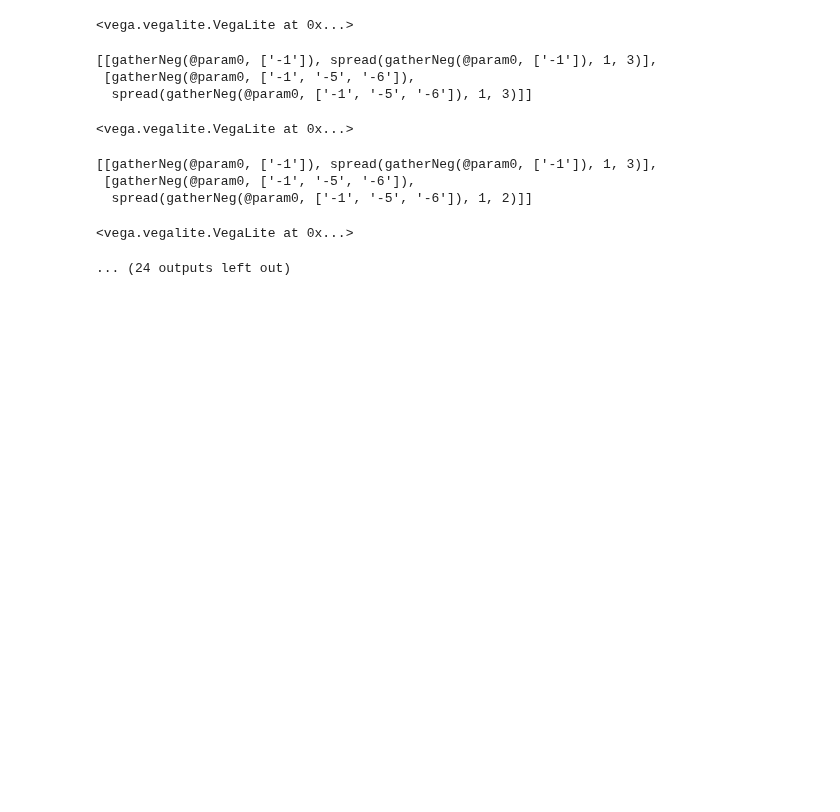
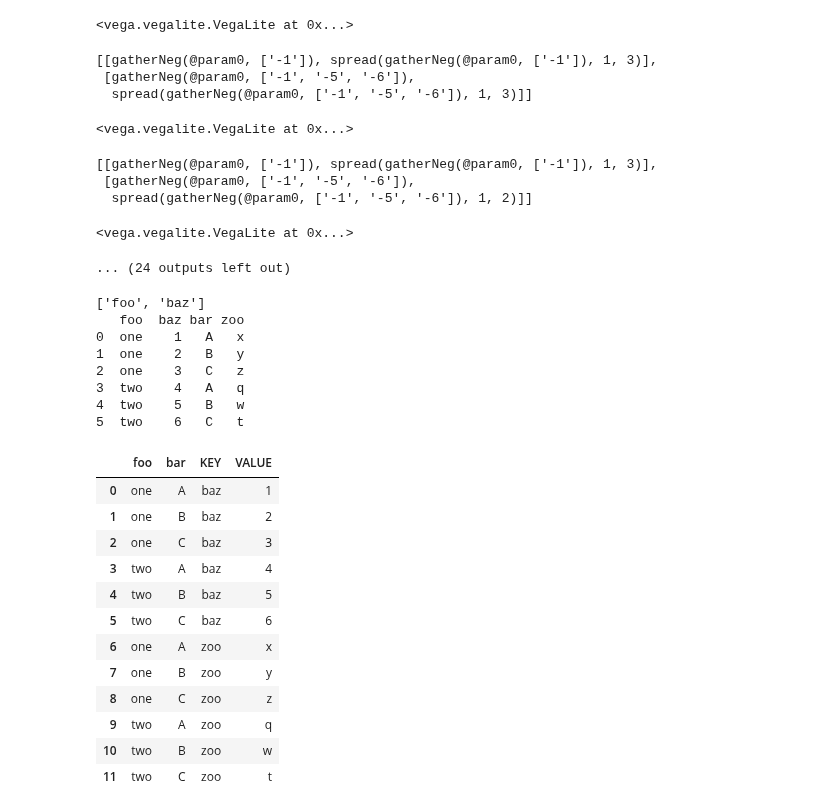
Before and after one commit to Mestway/falx, a Jupyter notebook: falx/playground.ipynb, the cells around one changed output. Cells and saved outputs as stored; diff of their text form; code cells hidden in the pictures; blank space fills up the shorter version.

```diff
--- a/falx/playground.ipynb
+++ b/falx/playground.ipynb
@@ -188,3 +188,57 @@ Backtrace:
   spread(gatherNeg(@param0, ['-1', '-5', '-6']), 1, 2)]]
 <vega.vegalite.VegaLite at 0x...>
 ... (24 outputs left out)
+# %%
+import pandas as pd
+df = pd.DataFrame({'foo': ['one', 'one', 'one', 'two', 'two','two'],
+                   'bar': ['A', 'B', 'C', 'A', 'B', 'C'],
+                   'baz': [1, 2, 3, 4, 5, 6],
+                   'zoo': ['x', 'y', 'z', 'q', 'w', 't']})
+
+df0 = df.copy()
+
+#display(df)
+#df = pd.pivot_table(df, index=['foo', 'zoo'], values='baz', columns=["bar"])
+df = df.set_index(["foo", "baz"])
+#display(df)
+def multiindex_pivot(df, columns=None, values=None):
+    #https://github.com/pandas-dev/pandas/issues/23955
+    names = list(df.index.names)
+    df = df.reset_index()
+    print(names)
+    print(df)
+    list_index = df[names].values
+    tuples_index = [tuple(i) for i in list_index] # hashable
+    df = df.assign(tuples_index=tuples_index)
+    df = df.pivot(index="tuples_index", columns=columns, values=values)
+    tuples_index = df.index  # reduced
+    index = pd.MultiIndex.from_tuples(tuples_index, names=names)
+    df.index = index
+    return df
+df = multiindex_pivot(df, columns="bar", values="zoo").reset_index()
+#print(df.to_json(orient="records"))
+pd.melt(df0, id_vars=["foo", "bar"], value_vars=["baz", "zoo"], var_name="KEY", value_name="VALUE")
+#pandas.melt(frame, id_vars=None, value_vars=None,
+# var_name=None, value_name='value'
+# %% [output]
+['foo', 'baz']
+   foo  baz bar zoo
+0  one    1   A   x
+1  one    2   B   y
+2  one    3   C   z
+3  two    4   A   q
+4  two    5   B   w
+5  two    6   C   t
+|  | foo | bar | KEY | VALUE |
+| 0 | one | A | baz | 1 |
+| 1 | one | B | baz | 2 |
+| 2 | one | C | baz | 3 |
+| 3 | two | A | baz | 4 |
+| 4 | two | B | baz | 5 |
+| 5 | two | C | baz | 6 |
+| 6 | one | A | zoo | x |
+| 7 | one | B | zoo | y |
+| 8 | one | C | zoo | z |
+| 9 | two | A | zoo | q |
+| 10 | two | B | zoo | w |
+| 11 | two | C | zoo | t |
```
Also changed, not shown: 4 other files.
